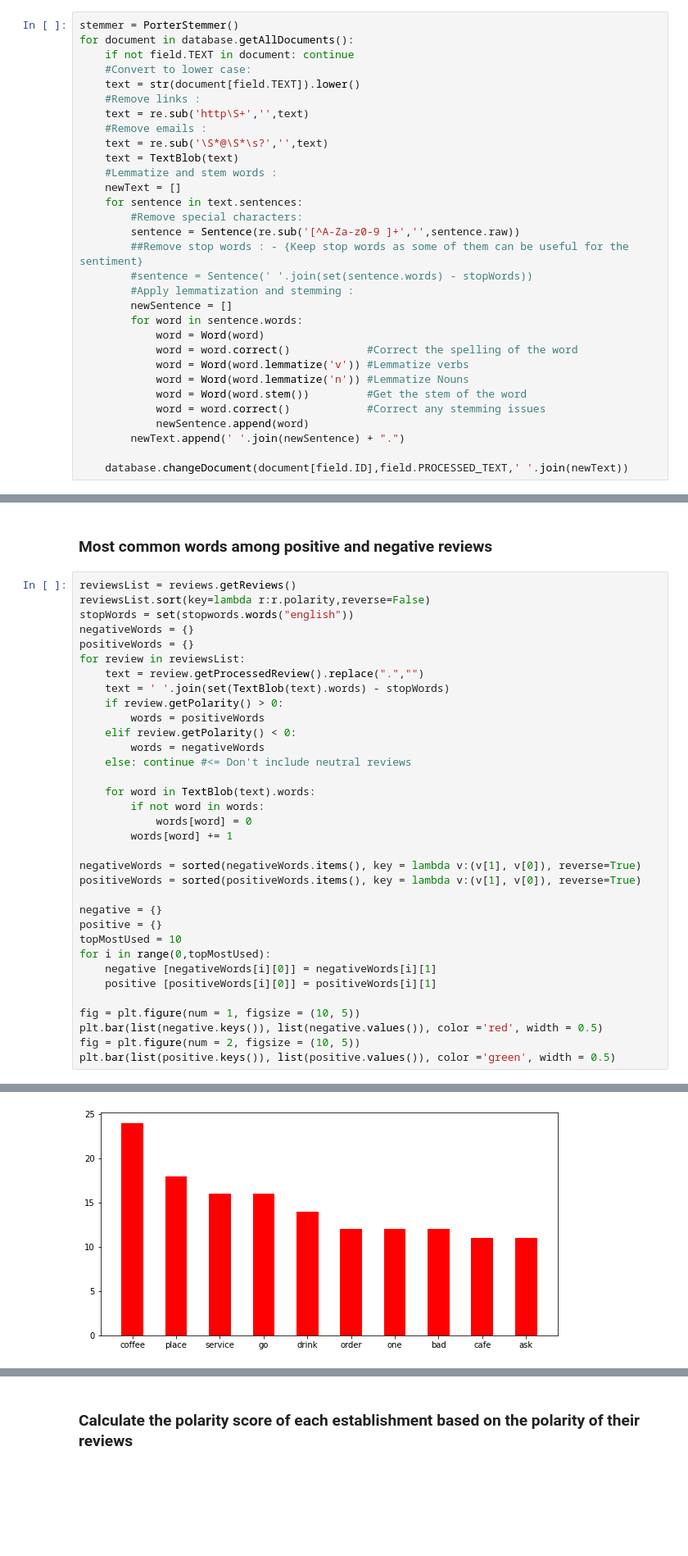
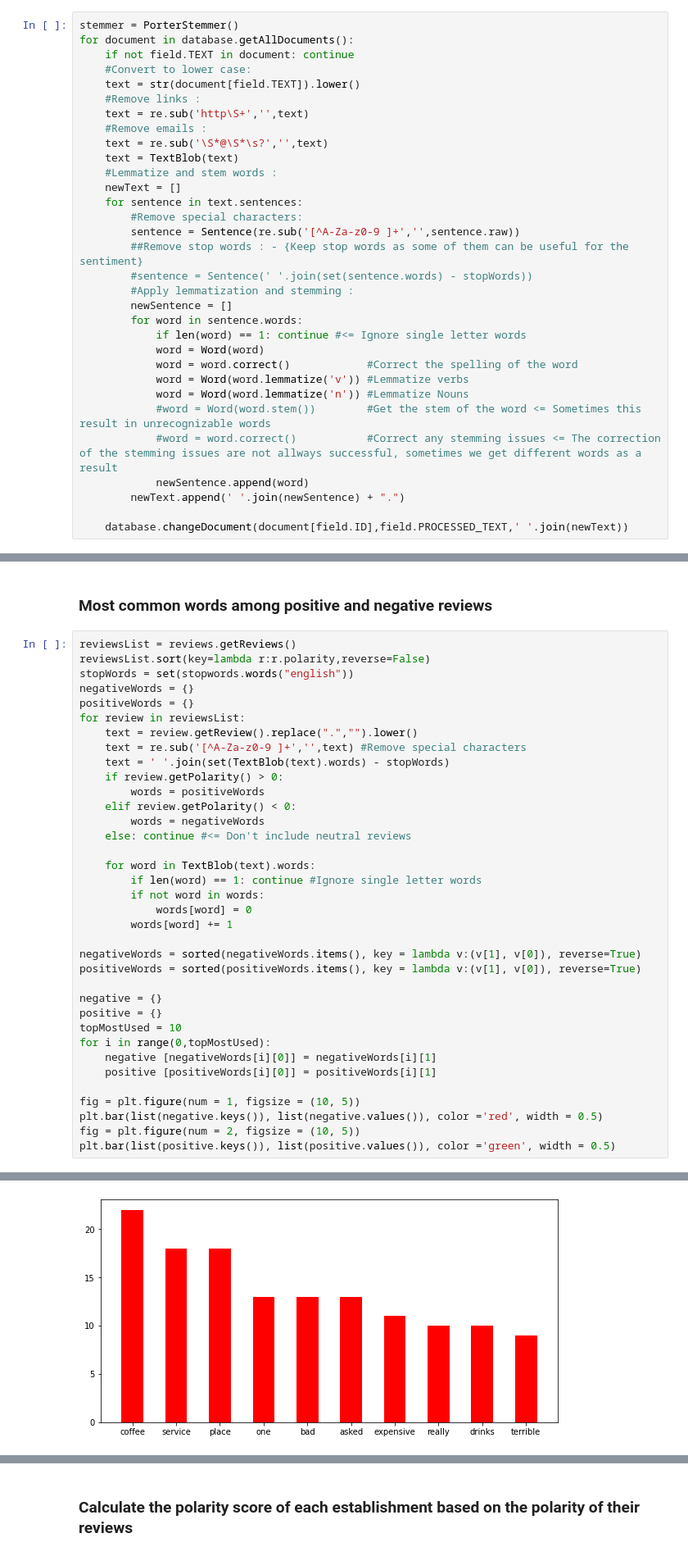
Before and after one commit to MnAppsNet/Web-Scraping-Tutorial, a Jupyter notebook: sentiment_analysis.ipynb, the cells around one changed output, grey strips where cells are left out. Shown at 82% size. Cells and saved outputs as stored; diff of their text form; blank space fills up the shorter version.

```diff
--- a/sentiment_analysis.ipynb
+++ b/sentiment_analysis.ipynb
@@ -101,12 +101,13 @@ for document in database.getAllDocuments():
         #Apply lemmatization and stemming :
         newSentence = []
         for word in sentence.words:
+            if len(word) == 1: continue #<= Ignore single letter words
             word = Word(word)
             word = word.correct()            #Correct the spelling of the word
             word = Word(word.lemmatize('v')) #Lemmatize verbs
             word = Word(word.lemmatize('n')) #Lemmatize Nouns
-            word = Word(word.stem())         #Get the stem of the word
-            word = word.correct()            #Correct any stemming issues
+            #word = Word(word.stem())        #Get the stem of the word <= Sometimes this result in unrecognizable words
+            #word = word.correct()           #Correct any stemming issues <= The correction of the stemming issues are not allways successful, sometimes we get different words as a result
             newSentence.append(word)
         newText.append(' '.join(newSentence) + ".")
 
@@ -239,33 +240,35 @@ stopWords = set(stopwords.words("english"))
 negativeWords = {}
 positiveWords = {}
 for review in reviewsList:
-    text = review.getProcessedReview().replace(".","")
+    text = review.getReview().replace(".","").lower()
+    text = re.sub('[^A-Za-z0-9 ]+','',text) #Remove special characters
     text = ' '.join(set(TextBlob(text).words) - stopWords)
     if review.getPolarity() > 0:
         words = positiveWords
     elif review.getPolarity() < 0:
         words = negativeWords
     else: continue #<= Don't include neutral reviews
 
     for word in TextBlob(text).words:
+        if len(word) == 1: continue #Ignore single letter words
         if not word in words:
             words[word] = 0
         words[word] += 1
 
 negativeWords = sorted(negativeWords.items(), key = lambda v:(v[1], v[0]), reverse=True)
 positiveWords = sorted(positiveWords.items(), key = lambda v:(v[1], v[0]), reverse=True)
 
 negative = {}
 positive = {}
 topMostUsed = 10
 for i in range(0,topMostUsed):
     negative [negativeWords[i][0]] = negativeWords[i][1]
     positive [positiveWords[i][0]] = positiveWords[i][1]
 
 fig = plt.figure(num = 1, figsize = (10, 5))
 plt.bar(list(negative.keys()), list(negative.values()), color ='red', width = 0.5)
 fig = plt.figure(num = 2, figsize = (10, 5))
 plt.bar(list(positive.keys()), list(positive.values()), color ='green', width = 0.5)
 # %% [output]
 <BarContainer object of 10 artists>
-[figure, old version]
+[figure, new version]
```
Also changed, not shown: parts of 3 cells of this notebook.
